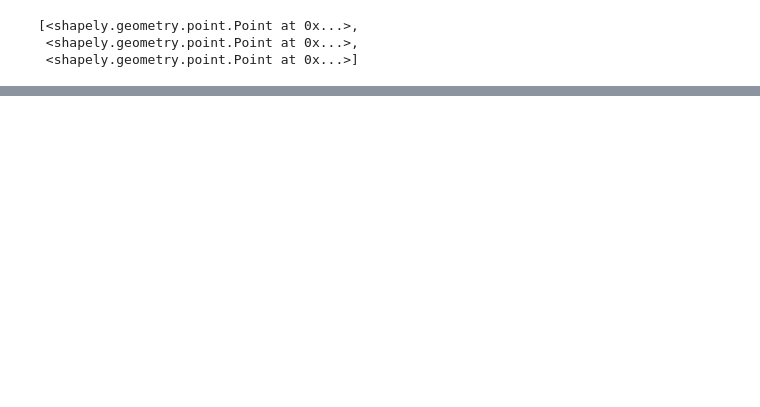
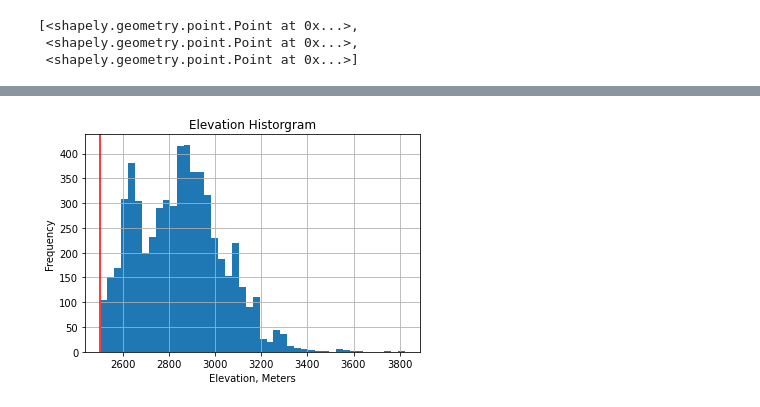
Before and after one commit to UW-GDA/ICESat-2_Snowdepth, a Jupyter notebook: SnowPillows.ipynb, the cells around one changed output, grey strips where cells are left out. Cells and saved outputs as stored; diff of their text form; code cells hidden in the pictures; blank space fills up the shorter version.

```diff
--- a/SnowPillows.ipynb
+++ b/SnowPillows.ipynb
@@ -100,0 +143,18 @@ sp_geo_df.plot(ax=ax, markersize = 5, color = 'red');
+# %%
+#Fix date formatting
+winter_2020["DateTime"]= pd.to_datetime(winter_2020["date"])
+#winter_2020.head()
+# %%
+winter_2020_emask = winter_2020.where(winter_2020.h_aso > 2500)
+#winter_2020_emask.head()
+# %%
+#Gutcheck
+fig, ax = plt.subplots()
+ax.hist(winter_2020_emask['h_aso'], bins='auto');
+plt.grid();
+plt.axvline(x=2500, color = 'red');
+ax.set_title('Elevation Historgram');
+ax.set_xlabel('Elevation, Meters');
+ax.set_ylabel('Frequency');
+# %% [output]
+[figure, added]
```
Also changed, not shown: parts of 20 cells of this notebook.
